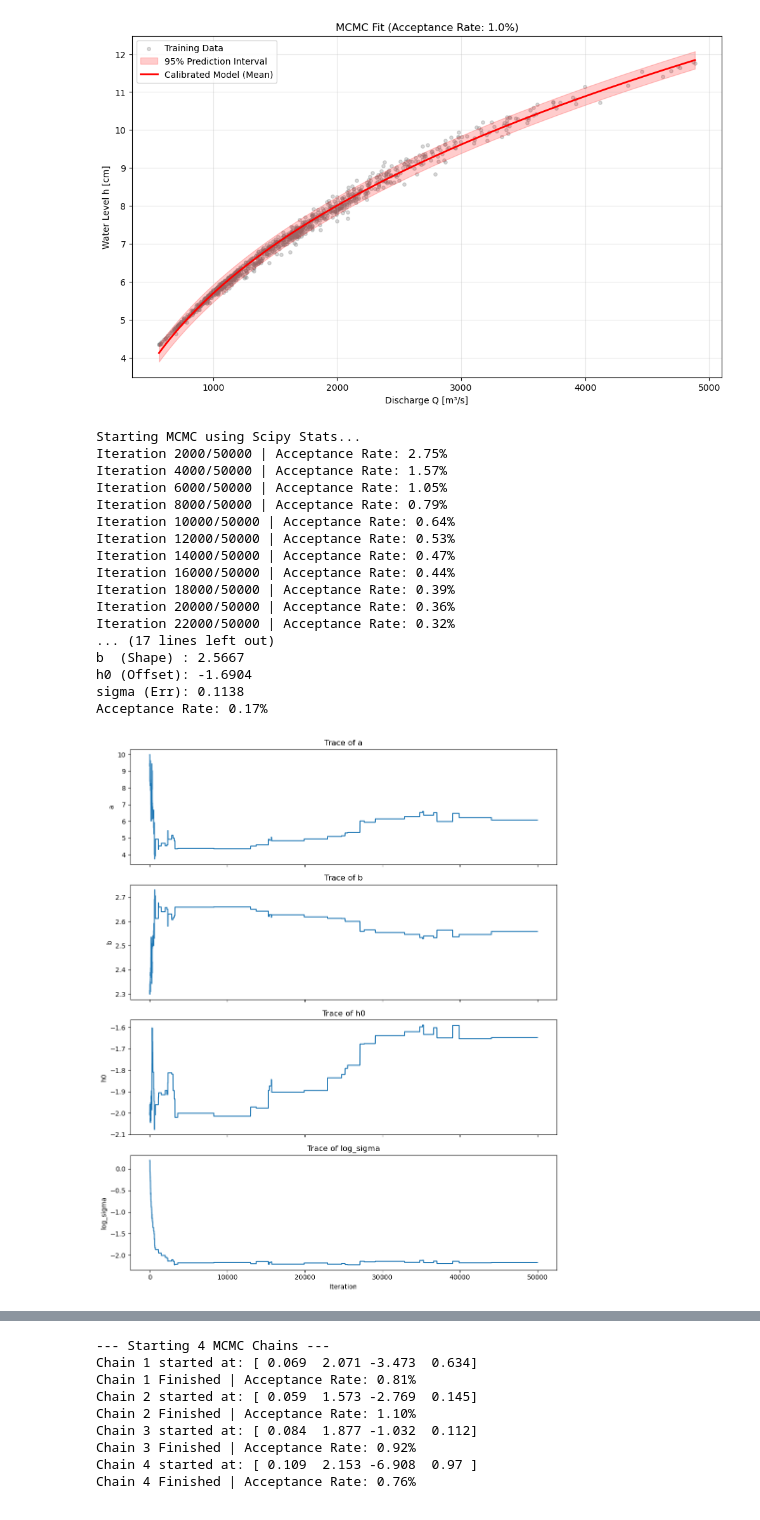
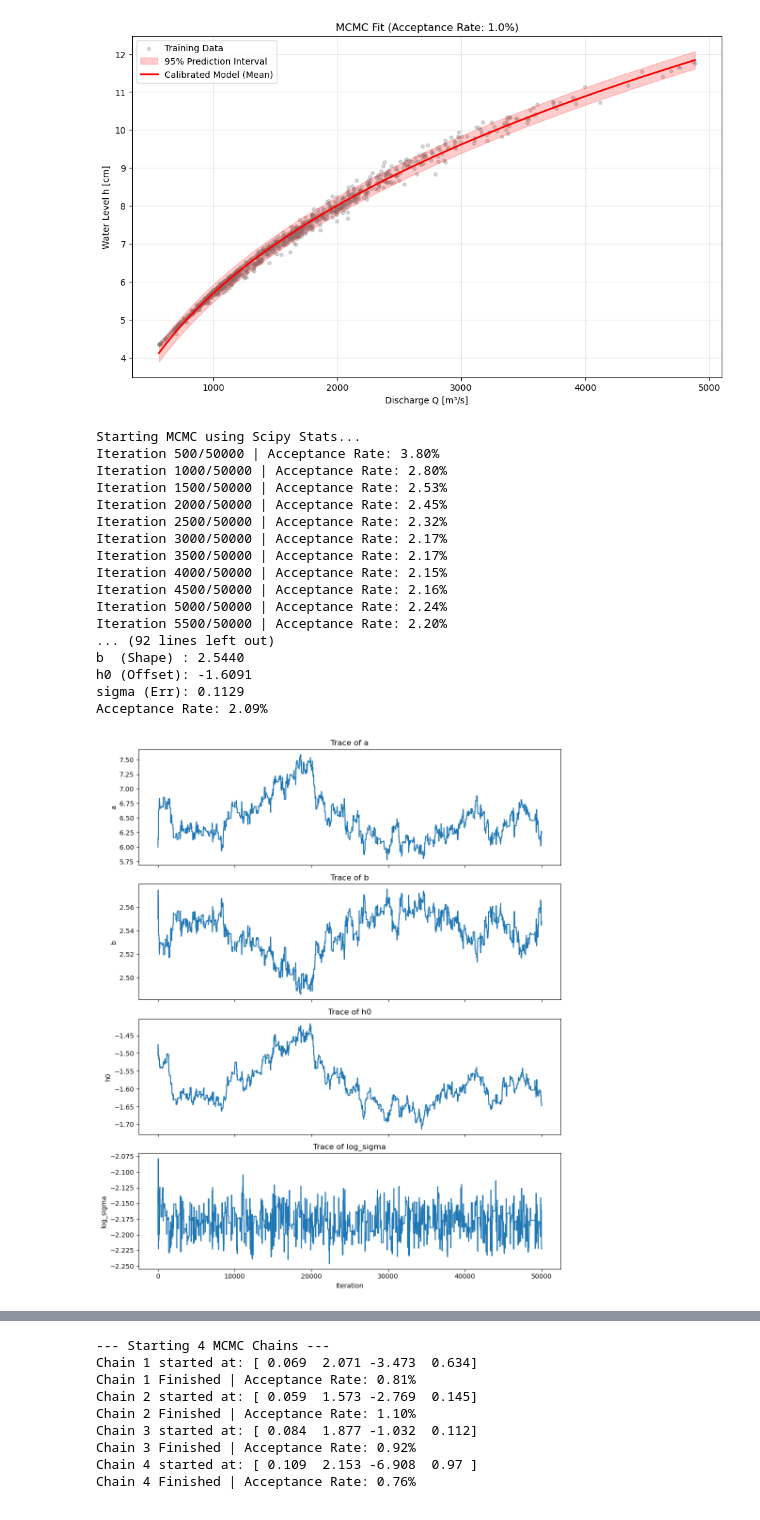
Before and after one commit to Loe-SS/MORE, a Jupyter notebook: discharge_data_analysis.ipynb, the cells around one changed output, grey strips where cells are left out. Drawn from its saved outputs; the diff is of its cells as text; code cells hidden in the pictures.

```diff
--- a/discharge_data_analysis.ipynb
+++ b/discharge_data_analysis.ipynb
@@ -773,10 +773,10 @@ def log_posterior(theta, Q_data, h_data):
 # --- 2. Setup MCMC Initialization ---
 
 # Starting Guesses
-initial_theta = np.array([prior_mu_a, prior_mu_b, prior_mu_h0, 0.2]) # Start at Prior Means
+initial_theta = np.array([6.0, 2.55, -1.5, -2.2]) # Start at Prior Means
 
 # Multivariate Proposal
-raw_step_sizes = np.array([1, 0.05, 0.05, 0.05]) # Adjusted step sizes for new scales
+raw_step_sizes = np.array([0.1, 0.01, 0.01, 0.05]) # Adjusted step sizes for new scales
 cov_prop = np.diag(raw_step_sizes**2)
 mu_prop = np.zeros(4)
 
@@ -814,7 +814,7 @@ for i in range(1, n_iterations):
     else:
         chain[i] = chain[i-1]
 
-    if i % 2000 == 0:
+    if i % 500 == 0:
         print(f"Iteration {i}/{n_iterations} | Acceptance Rate: {accepted/i:.2%}")
 
 print("MCMC Finished.")
@@ -843,50 +843,50 @@ for j, ax in enumerate(axes):
     ax.plot(chain[:, j])
     ax.set_ylabel(param_names[j])
     ax.set_title(f"Trace of {param_names[j]}")
 
 plt.xlabel("Iteration")
 plt.tight_layout()
 plt.show()
 
 # Plot Model Fit
 plt.figure(figsize=(12, 7))
 plt.scatter(Q_combined, h_combined, alpha=0.3, label='Training Data', color='gray', s=15)
 
 # Generate Model Curve
 Q_range = np.linspace(np.min(Q_combined), np.max(Q_combined), 200)
 h_mean_fit = stage_discharge_model(Q_range, a_est, b_est, h0_est)
 
 upper_bound = h_mean_fit + 1.96 * sigma_est
 lower_bound = h_mean_fit - 1.96 * sigma_est
 
 plt.fill_between(Q_range, lower_bound, upper_bound, color='red', alpha=0.2, label='95% Prediction Interval')
 plt.plot(Q_range, h_mean_fit, color='red', linewidth=2, label='Calibrated Model')
 
 plt.xlabel("Discharge Q [m³/s]")
 plt.ylabel("Water Level h [cm]")
 plt.title(f"MCMC Fit (Scipy Implementation)")
 plt.legend()
 plt.grid(True, alpha=0.3)
 plt.show()
 # %% [output]
 Starting MCMC using Scipy Stats...
-Iteration 2000/50000 | Acceptance Rate: 2.75%
-Iteration 4000/50000 | Acceptance Rate: 1.57%
-Iteration 6000/50000 | Acceptance Rate: 1.05%
-Iteration 8000/50000 | Acceptance Rate: 0.79%
-Iteration 10000/50000 | Acceptance Rate: 0.64%
-Iteration 12000/50000 | Acceptance Rate: 0.53%
-Iteration 14000/50000 | Acceptance Rate: 0.47%
-Iteration 16000/50000 | Acceptance Rate: 0.44%
-Iteration 18000/50000 | Acceptance Rate: 0.39%
-Iteration 20000/50000 | Acceptance Rate: 0.36%
-Iteration 22000/50000 | Acceptance Rate: 0.32%
-... (17 lines left out)
-b  (Shape) : 2.5667
-h0 (Offset): -1.6904
-sigma (Err): 0.1138
-Acceptance Rate: 0.17%
+Iteration 500/50000 | Acceptance Rate: 3.80%
+Iteration 1000/50000 | Acceptance Rate: 2.80%
+Iteration 1500/50000 | Acceptance Rate: 2.53%
+Iteration 2000/50000 | Acceptance Rate: 2.45%
+Iteration 2500/50000 | Acceptance Rate: 2.32%
+Iteration 3000/50000 | Acceptance Rate: 2.17%
+Iteration 3500/50000 | Acceptance Rate: 2.17%
+Iteration 4000/50000 | Acceptance Rate: 2.15%
+Iteration 4500/50000 | Acceptance Rate: 2.16%
+Iteration 5000/50000 | Acceptance Rate: 2.24%
+Iteration 5500/50000 | Acceptance Rate: 2.20%
+... (92 lines left out)
+b  (Shape) : 2.5440
+h0 (Offset): -1.6091
+sigma (Err): 0.1129
+Acceptance Rate: 2.09%
-[figure, old version]
+[figure, new version]
 [figure]
 # %%
 # Define model and likelihood functions
```
